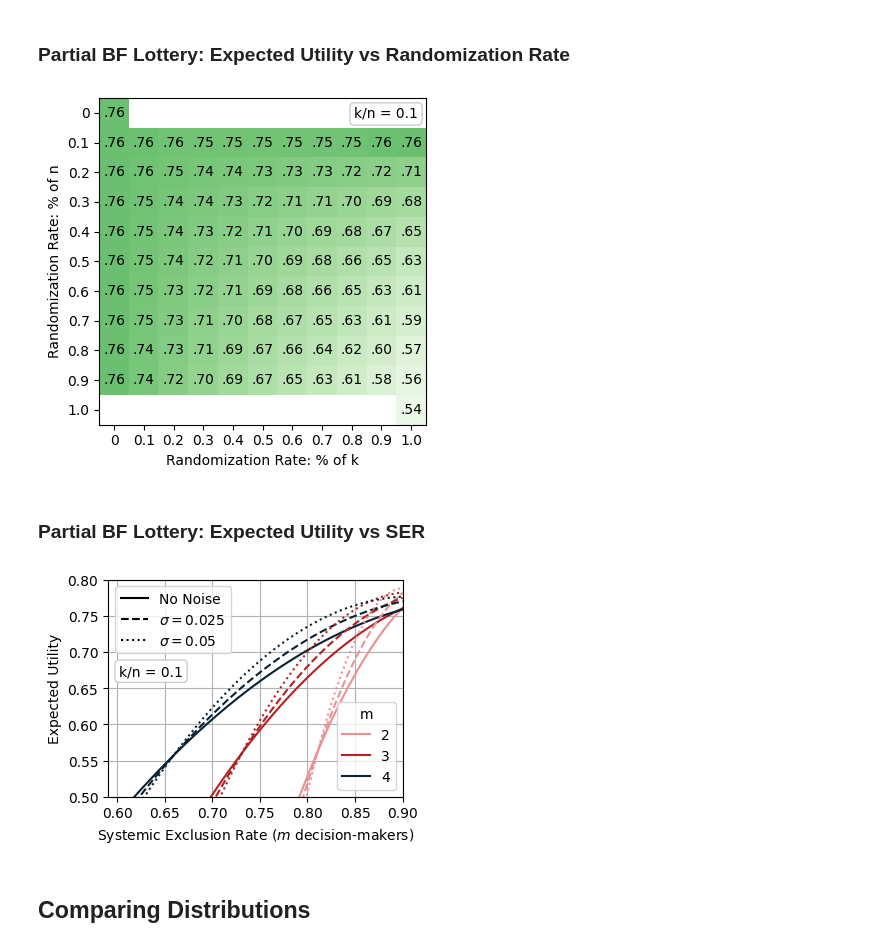
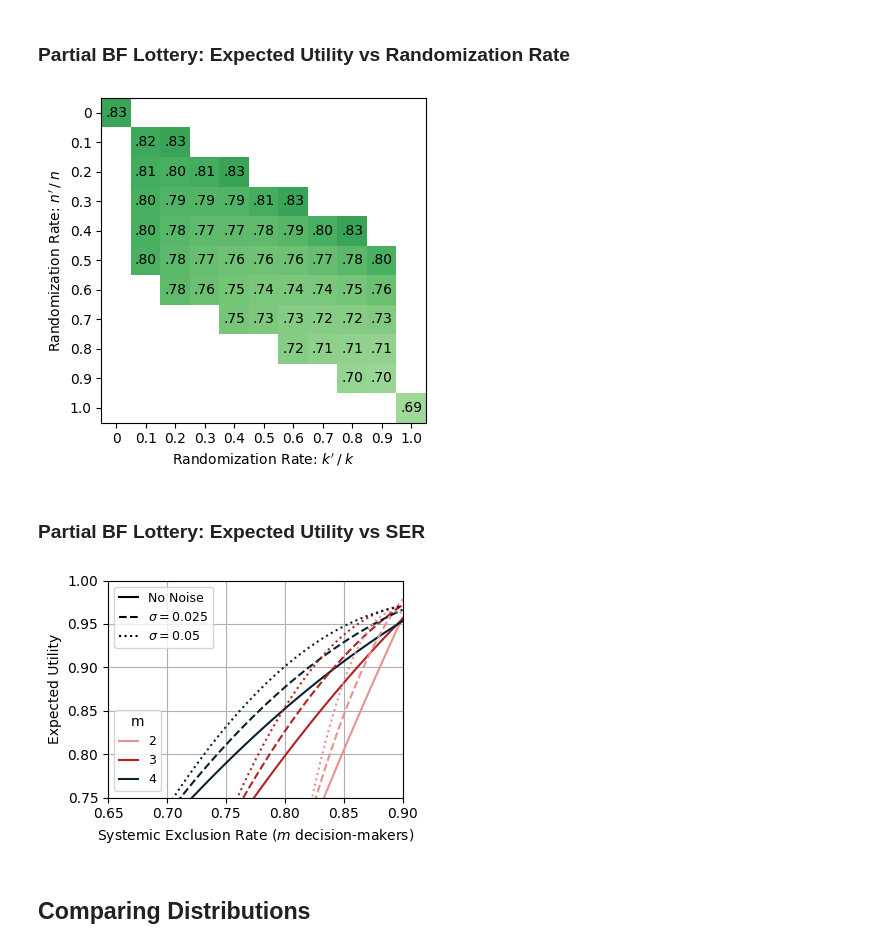
Before and after one commit to shomikj/randomization_for_fairness, a Jupyter notebook: claims_known/randomization_rate.ipynb, the cells around one changed output. Saved outputs shown, nothing was run; the diff lists cells and outputs as text; code cells hidden in the pictures.

```diff
--- a/claims_known/randomization_rate.ipynb
+++ b/claims_known/randomization_rate.ipynb
@@ -8,51 +9,51 @@ from scipy.optimize import curve_fit
 # %% [markdown]
 ### Partial BF Lottery: Expected Utility vs Randomization Rate
 # %%
-dist = "normal"
-selection_rate = 0.1
+dist = "inv_normal"
+selection_rate = 0.50
 
-e = experiment("normal", 0.5, 0.15)
+e = experiment(dist, 0.5, 0.15)
 res = e.partial_bf_randomization_rate(selection_rate)
 
 res = res[["perc_random_k", "perc_random_n", "random_util"]]
 util_diff = []
 for perc_random_n in [0, 0.1, 0.2, 0.3, 0.4, 0.5, 0.6, 0.7, 0.8, 0.9, 1.0]:
     inner = []
     for perc_random_k in [0, 0.1, 0.2, 0.3, 0.4, 0.5, 0.6, 0.7, 0.8, 0.9, 1.0]:
+        if (perc_random_k == 0) and (perc_random_n != 0):
+            inner.append(np.nan)
+            continue
+        elif (perc_random_k == 1) and (perc_random_n != 1):
+            inner.append(np.nan)
+            continue
+
         val = res.loc[(res["perc_random_k"]==perc_random_k)&(res["perc_random_n"]==perc_random_n), "random_util"].to_numpy()
         if len(val)>0:
             inner.append(np.abs(val[0]))
         else:
             inner.append(np.nan)
     util_diff.append(inner)
 
 plt.rcParams["figure.figsize"] = [5, 4]
 fig, ax = plt.subplots()
 
 plt.imshow(util_diff, cmap='Greens', vmin=0.5, vmax=1.0, interpolation='nearest')
 
 ax.set_xticks([0, 1, 2, 3, 4, 5, 6, 7, 8, 9, 10], labels=[0, 0.1, 0.2, 0.3, 0.4, 0.5, 0.6, 0.7, 0.8, 0.9, 1.0])
 ax.set_yticks([0, 1, 2, 3, 4, 5, 6, 7, 8, 9, 10], labels=[0, 0.1, 0.2, 0.3, 0.4, 0.5, 0.6, 0.7, 0.8, 0.9, 1.0])
-ax.set_xlabel('Randomization Rate: % of k')
-ax.set_ylabel('Randomization Rate: % of n')
+ax.set_xlabel('Randomization Rate: $k\'\\,$/$\\;k$')
+ax.set_ylabel('Randomization Rate: $n\'\\,$/$\\;n$')
 
 for (j,i),label in np.ndenumerate(util_diff):
     if pd.notna(label):
         ax.text(i,j,"{:.2f}".format(label)[1:],ha='center',va='center')
 
-if selection_rate == 0.1:
-    ax.text(0.78, 0.9725, "k/n = 0.1", transform=ax.transAxes, verticalalignment='top', bbox=dict(boxstyle='round', facecolor="white", edgecolor="0.8"))
-elif selection_rate == 0.25:
-    ax.text(0.755, 0.9725, "k/n = 0.25", transform=ax.transAxes, verticalalignment='top', bbox=dict(boxstyle='round', facecolor="white", edgecolor="0.8"))
-elif selection_rate == 0.5:
-    ax.text(0.78, 0.9725, "k/n = 0.5", transform=ax.transAxes, verticalalignment='top', bbox=dict(boxstyle='round', facecolor="white", edgecolor="0.8"))
-
 ax.set_facecolor('w')
 plt.tight_layout()
 plt.savefig(dist+'_partial_'+str(selection_rate).replace("0.", "")+'.jpg', format='jpg', dpi=500)
 plt.show()
 # %% [output]
-[figure, old version]
+[figure, new version]
 # %% [markdown]
 ### Partial BF Lottery: Expected Utility vs SER
 # %%
@@ -115,12 +116,9 @@ plt.plot(x,y, linestyle="dotted", color="#b32122")
 x,y = fit_curve(res_ser[noise].loc[res_ser[noise]["m"]==4, "random_ser"], res_ser[noise].loc[res_ser[noise]["m"]==4, "random_util"])
 plt.plot(x,y, linestyle="dotted", color="#092132")
 
-ax.text(0.0375, 0.61, "k/n = "+str(sr), transform=ax.transAxes, verticalalignment='top', bbox=dict(boxstyle='round', facecolor="white", edgecolor="0.8"))
+#ax.text(0.0375, 0.61, "k/n = "+str(sr), transform=ax.transAxes, verticalalignment='top', bbox=dict(boxstyle='round', facecolor="white", edgecolor="0.8"))
 
-if sr == 0.5:
-    first_legend = plt.legend(title="m", loc="upper right")
-else:
-    first_legend = plt.legend(title="m", loc="lower right")
+first_legend = plt.legend(title="m", loc="lower left", fontsize=9, handlelength=1.5)
 
 ax = plt.gca().add_artist(first_legend)
 
@@ -129,13 +127,14 @@ blue_line = mlines.Line2D([], [], color="k", linestyle="solid", label="No Noise"
 blue_line2 = mlines.Line2D([], [],  color="k", linestyle="dashed", label="$\\sigma=0.025$")
 blue_line3 = mlines.Line2D([], [],  color="k", linestyle="dotted", label="$\\sigma=0.05$")
 
-plt.legend(handles=[blue_line, blue_line2, blue_line3], loc="upper left")
+plt.legend(handles=[blue_line, blue_line2, blue_line3], loc="upper left", fontsize=9, handlelength=1.5)
 
 #plt.plot(results["all"]["k"], results["all"]['util_diff'], color="k", label="Avg. All Models")
 
 
-plt.xlim([(1-sr)**5, 1-sr])
-plt.ylim([0.5,0.8])
+plt.xlim([0.65, 0.90])
+plt.ylim([0.75, 1.0])
+
 plt.xlabel("Systemic Exclusion Rate ($m$ decision-makers)")
 plt.ylabel("Expected Utility")
 
@@ -144,7 +143,7 @@ plt.tight_layout()
 plt.savefig(dist+'_ser_'+str(sr).replace("0.", "")+'.jpg', format='jpg', dpi=500)
 plt.show()
 # %% [output]
-[figure, old version]
+[figure, new version]
 # %% [markdown]
 ## Comparing Distributions
 # %%
```
Also changed, not shown: parts of 3 cells of this notebook, 50 other files.
